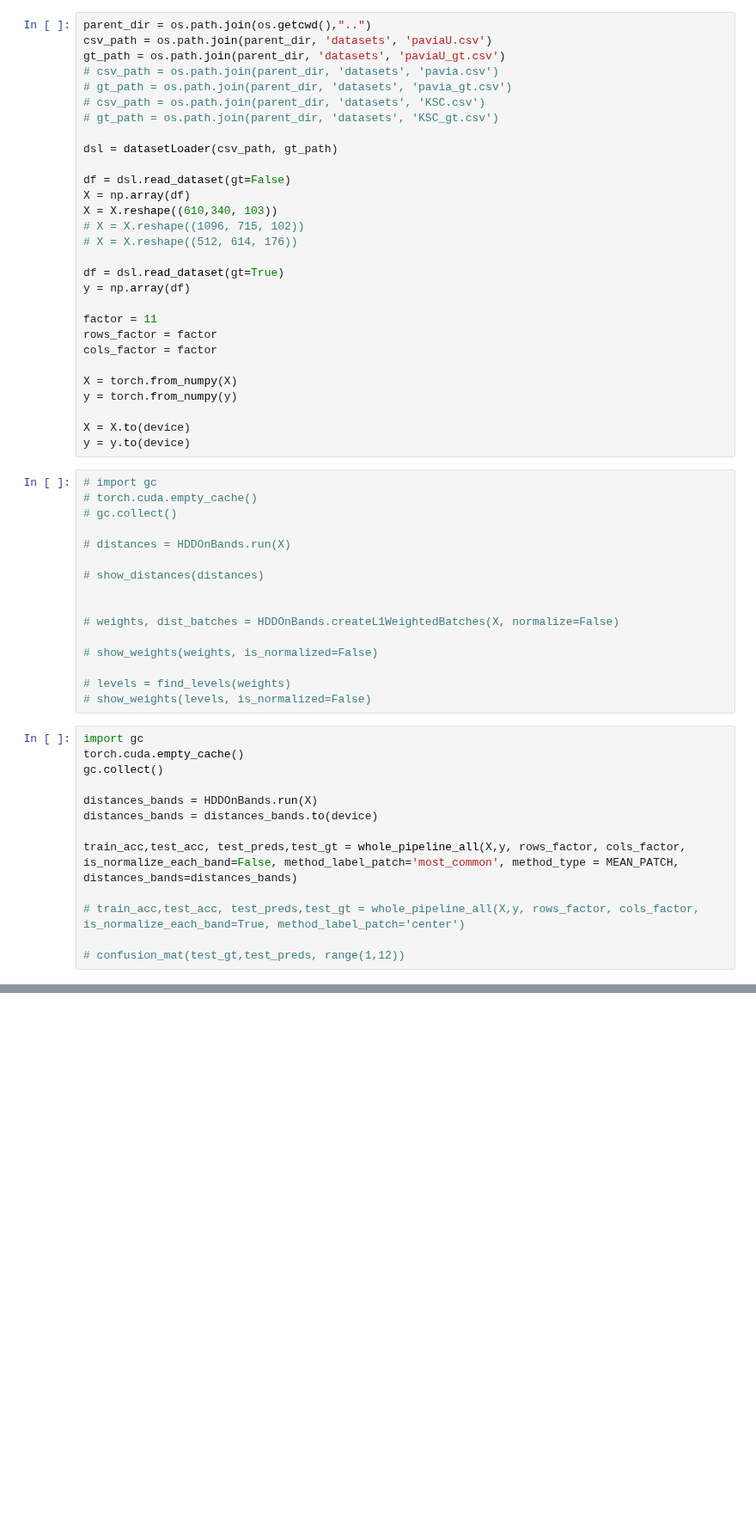
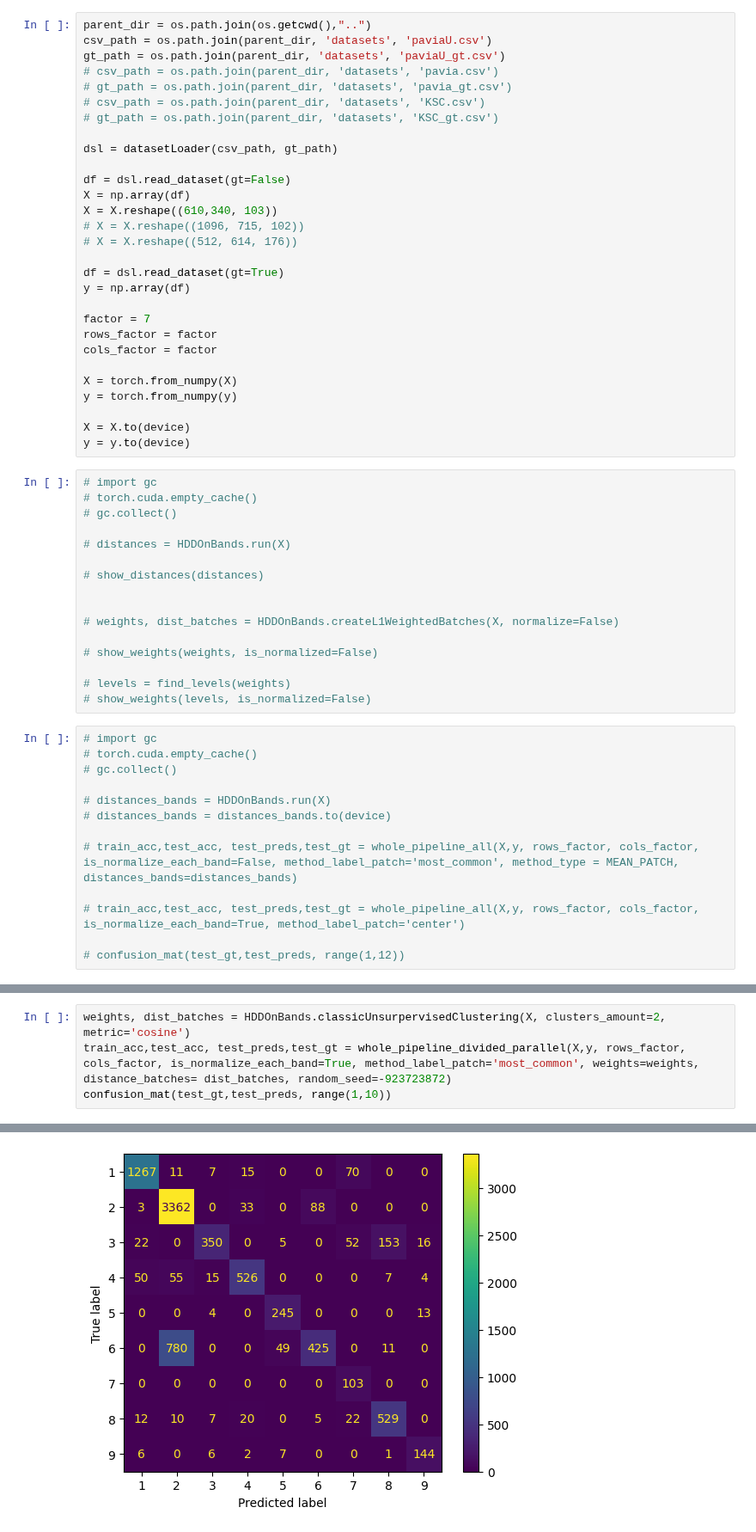
Before and after one commit to amirbourvine/YA-WEI-SEM-6, a Jupyter notebook: notebooks/Partition Component.ipynb, the cells around one changed output, grey strips where cells are left out. Shown at 86% size. Cells and saved outputs as stored; diff of their text form; blank space fills up the shorter version.

Commit message:
added cosine

```diff
--- a/notebooks/Partition Component.ipynb
+++ b/notebooks/Partition Component.ipynb
@@ -42,7 +42,7 @@ X = X.reshape((610,340, 103))
 df = dsl.read_dataset(gt=True)
 y = np.array(df)
 
-factor = 11
+factor = 7
 rows_factor = factor
 cols_factor = factor
 
@@ -68,14 +68,14 @@ y = y.to(device)
 # levels = find_levels(weights)
 # show_weights(levels, is_normalized=False)
 # %%
-import gc
-torch.cuda.empty_cache()
-gc.collect()
+# import gc
+# torch.cuda.empty_cache()
+# gc.collect()
 
-distances_bands = HDDOnBands.run(X)
-distances_bands = distances_bands.to(device)
+# distances_bands = HDDOnBands.run(X)
+# distances_bands = distances_bands.to(device)
 
-train_acc,test_acc, test_preds,test_gt = whole_pipeline_all(X,y, rows_factor, cols_factor, is_normalize_each_band=False, method_label_patch='most_common', method_type = MEAN_PATCH, distances_bands=distances_bands)
+# train_acc,test_acc, test_preds,test_gt = whole_pipeline_all(X,y, rows_factor, cols_factor, is_normalize_each_band=False, method_label_patch='most_common', method_type = MEAN_PATCH, distances_bands=distances_bands)
 
 # train_acc,test_acc, test_preds,test_gt = whole_pipeline_all(X,y, rows_factor, cols_factor, is_normalize_each_band=True, method_label_patch='center')
 
@@ -96,0 +83,5 @@ confusion_mat(test_gt,test_preds, range(1,14))
+# %%
+weights, dist_batches = HDDOnBands.classicUnsurpervisedClustering(X, clusters_amount=2, metric='cosine')
+train_acc,test_acc, test_preds,test_gt = whole_pipeline_divided_parallel(X,y, rows_factor, cols_factor, is_normalize_each_band=True, method_label_patch='most_common', weights=weights, distance_batches= dist_batches, random_seed=-923723872)
+confusion_mat(test_gt,test_preds, range(1,10))
+# %% [output]
@@ -96,0 +100 @@ confusion_mat(test_gt,test_preds, range(1,14))
+[figure, added]
```
Also changed, not shown: parts of 5 cells of this notebook, 4 other files.
